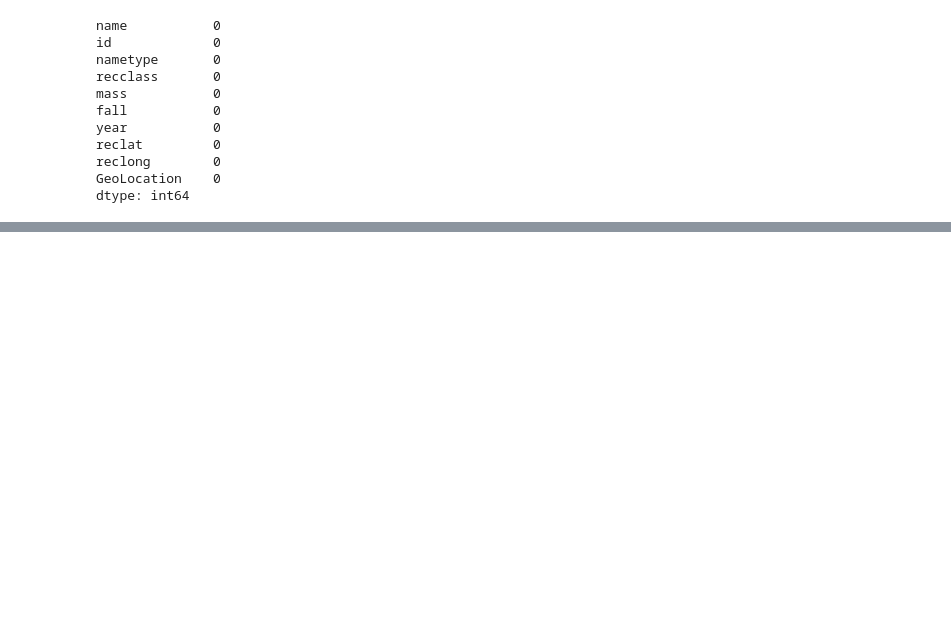
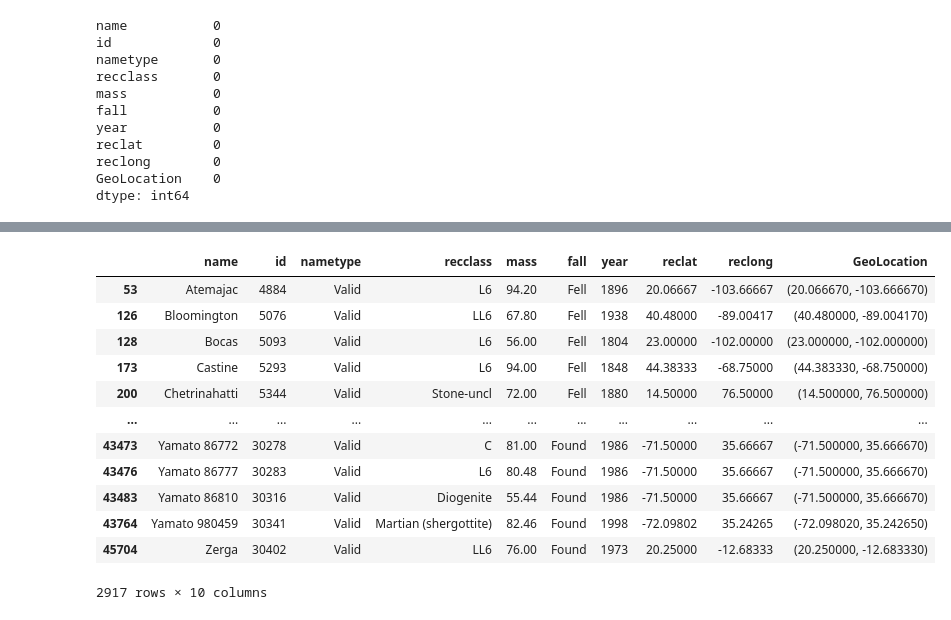
Before and after one commit to skandarblue/altairpresentation, a Jupyter notebook: Untitled.ipynb, the cells around one changed output, grey strips where cells are left out. Saved outputs shown, nothing was run; the diff lists cells and outputs as text; code cells hidden in the pictures; blank space fills up the shorter version.

```diff
--- a/Untitled.ipynb
+++ b/Untitled.ipynb
@@ -249,0 +308,18 @@ Length: 1, dtype: period[A-DEC]
+# %%
+heavymasses = dbm[dbm['mass'].between (49.99999, 100, inclusive = 'neither')]
+# %%
+heavymasses
+# %% [output]
+|  | name | id | nametype | recclass | mass | fall | year | reclat | reclong | GeoLocation |
+| 53 | Atemajac | 4884 | Valid | L6 | 94.20 | Fell | 1896 | 20.06667 | -103.66667 | (20.066670, -103.666670) |
+| 126 | Bloomington | 5076 | Valid | LL6 | 67.80 | Fell | 1938 | 40.48000 | -89.00417 | (40.480000, -89.004170) |
+| 128 | Bocas | 5093 | Valid | L6 | 56.00 | Fell | 1804 | 23.00000 | -102.00000 | (23.000000, -102.000000) |
+| 173 | Castine | 5293 | Valid | L6 | 94.00 | Fell | 1848 | 44.38333 | -68.75000 | (44.383330, -68.750000) |
+| 200 | Chetrinahatti | 5344 | Valid | Stone-uncl | 72.00 | Fell | 1880 | 14.50000 | 76.50000 | (14.500000, 76.500000) |
+| ... | ... | ... | ... | ... | ... | ... | ... | ... | ... | ... |
+| 43473 | Yamato 86772 | 30278 | Valid | C | 81.00 | Found | 1986 | -71.50000 | 35.66667 | (-71.500000, 35.666670) |
+| 43476 | Yamato 86777 | 30283 | Valid | L6 | 80.48 | Found | 1986 | -71.50000 | 35.66667 | (-71.500000, 35.666670) |
+| 43483 | Yamato 86810 | 30316 | Valid | Diogenite | 55.44 | Found | 1986 | -71.50000 | 35.66667 | (-71.500000, 35.666670) |
+| 43764 | Yamato 980459 | 30341 | Valid | Martian (shergottite) | 82.46 | Found | 1998 | -72.09802 | 35.24265 | (-72.098020, 35.242650) |
+| 45704 | Zerga | 30402 | Valid | LL6 | 76.00 | Found | 1973 | 20.25000 | -12.68333 | (20.250000, -12.683330) |
+2917 rows × 10 columns
```
Also changed, not shown: parts of 19 cells of this notebook.
